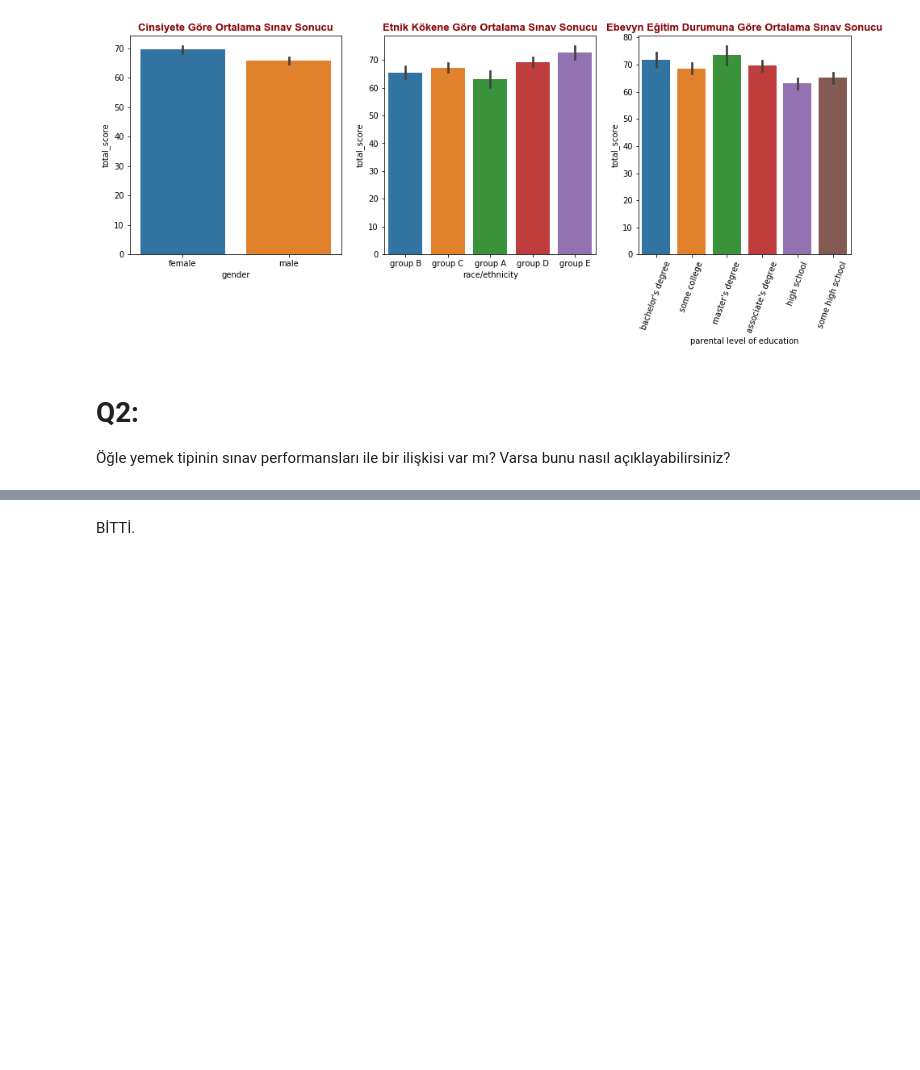
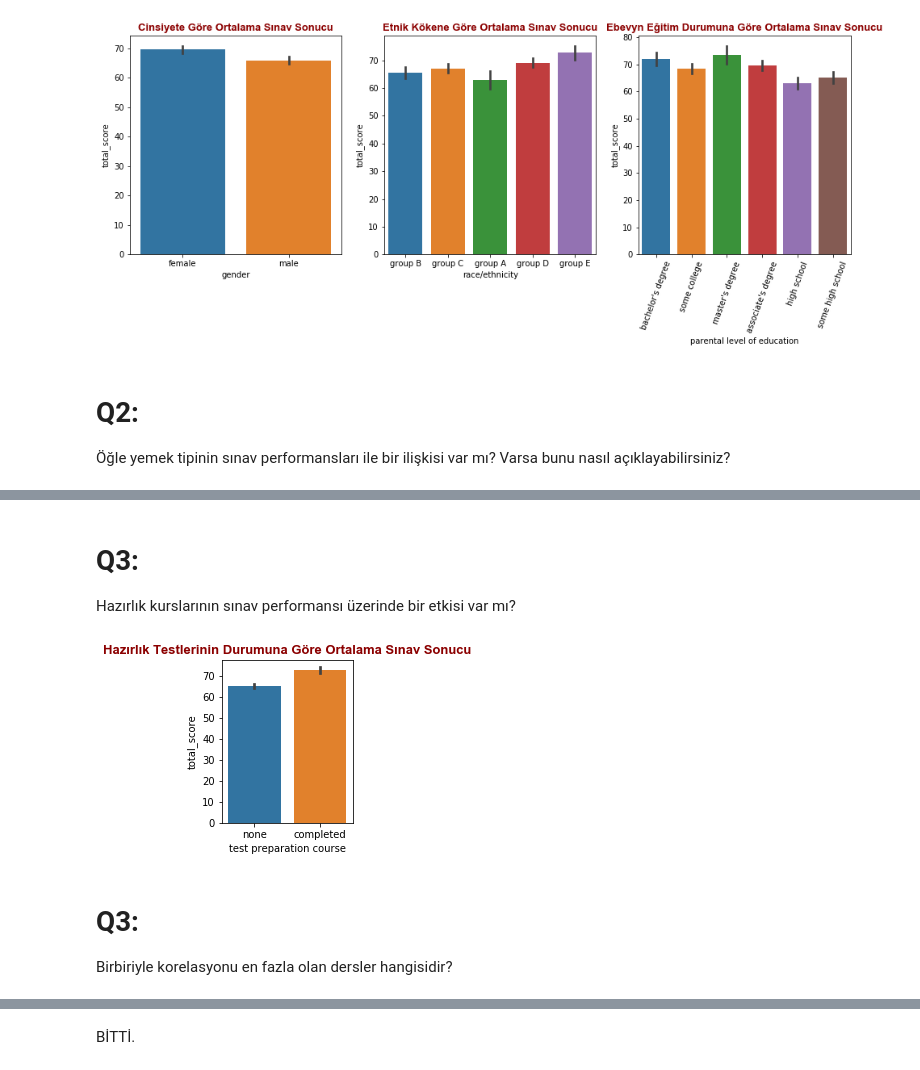
Before and after one commit to mehmetfatihdata/BOOTCAMP_1, a Jupyter notebook: WORK_20_EDA2.ipynb, the cells around one changed output, grey strips where cells are left out. Drawn from its saved outputs; the diff is of its cells as text; code cells hidden in the pictures; blank space fills up the shorter version.

```diff
--- a/WORK_20_EDA2.ipynb
+++ b/WORK_20_EDA2.ipynb
@@ -80,0 +58,15 @@ Winsorize alınan değişkenlerden elde edilen winsorize bütçe açığı orjin
+# %% [markdown]
+# Q3:
+Hazırlık kurslarının sınav performansı üzerinde bir etkisi var mı?
+# %%
+plt.figure(figsize=(8,3))
+
+plt.subplot(1,3,3)
+sns.barplot(students["test preparation course"], students["total_score"])
+plt.title("Hazırlık Testlerinin Durumuna Göre Ortalama Sınav Sonucu", fontdict = baslik_font )
+plt.show()
+# %% [output]
+[figure, added]
+# %% [markdown]
+# Q3:
+Birbiriyle korelasyonu en fazla olan dersler hangisidir?
```
Also changed, not shown: parts of 9 cells of this notebook.
